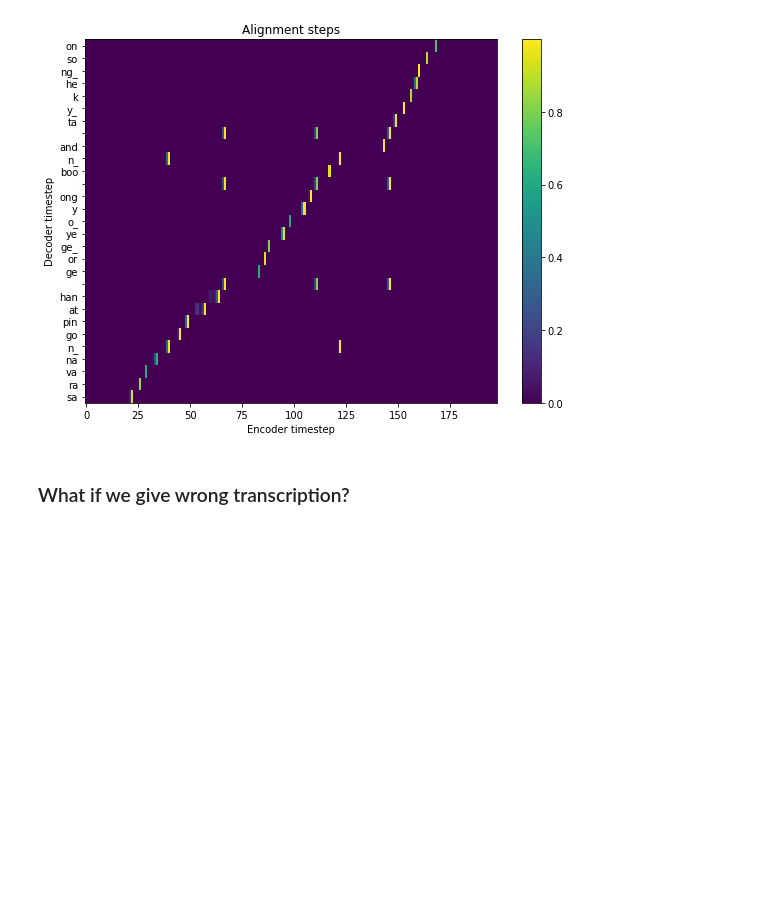
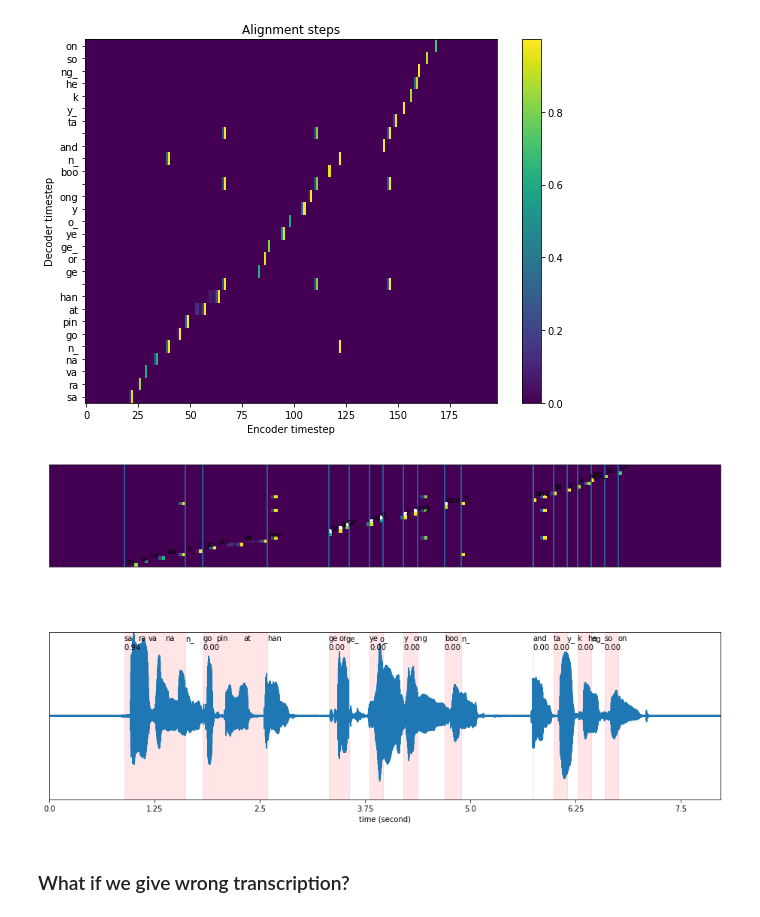
Before and after one commit to mesolitica/malaya-speech, a Jupyter notebook: docs/force-alignment.ipynb, the cells around one changed output. Cells and saved outputs as stored; diff of their text form; code cells hidden in the pictures; blank space fills up the shorter version.

```diff
--- a/docs/force-alignment.ipynb
+++ b/docs/force-alignment.ipynb
@@ -237,6 +291,15 @@ plt.tight_layout()
 plt.show()
 # %% [output]
 [figure]
+# %%
+plot_alignments(alignment = results['alignment'],
+                subs_alignment = results['subwords_alignment'],
+                words_alignment = results['words_alignment'],
+                waveform = y,
+                sample_rate = 16000,
+                figsize = (16, 9))
+# %% [output]
+[figure, added]
 # %% [markdown]
 ### What if we give wrong transcription?
 # %%
```
Also changed, not shown: parts of 14 cells of this notebook, 31 other files.
